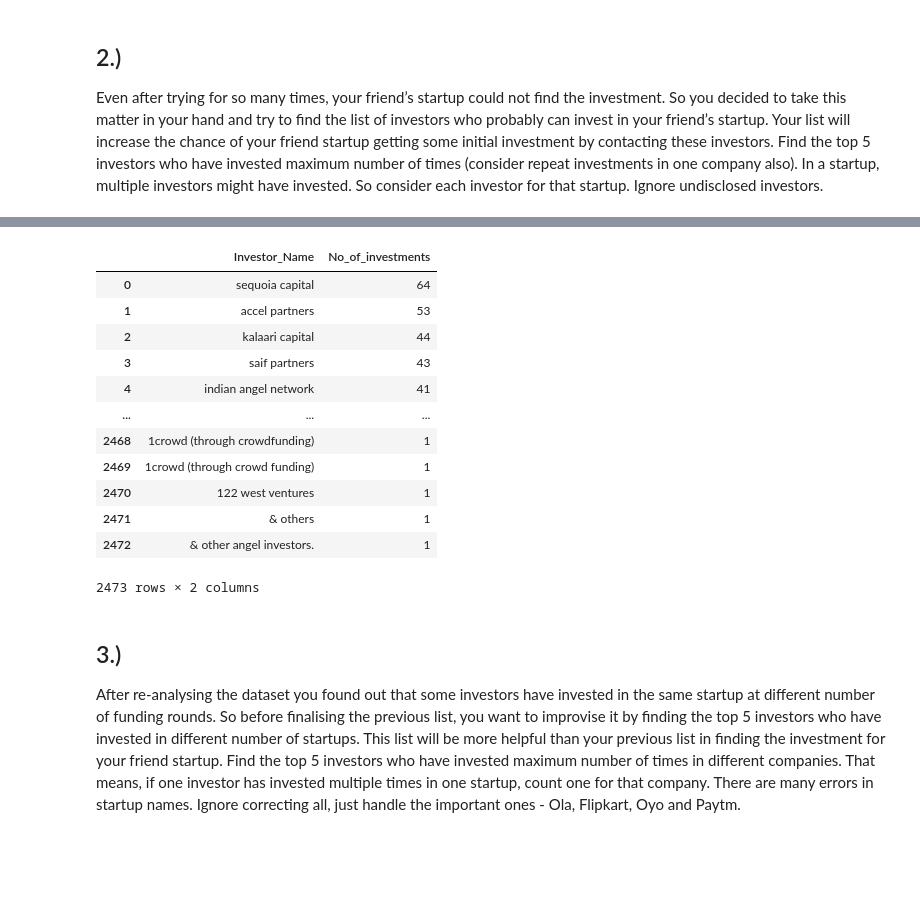
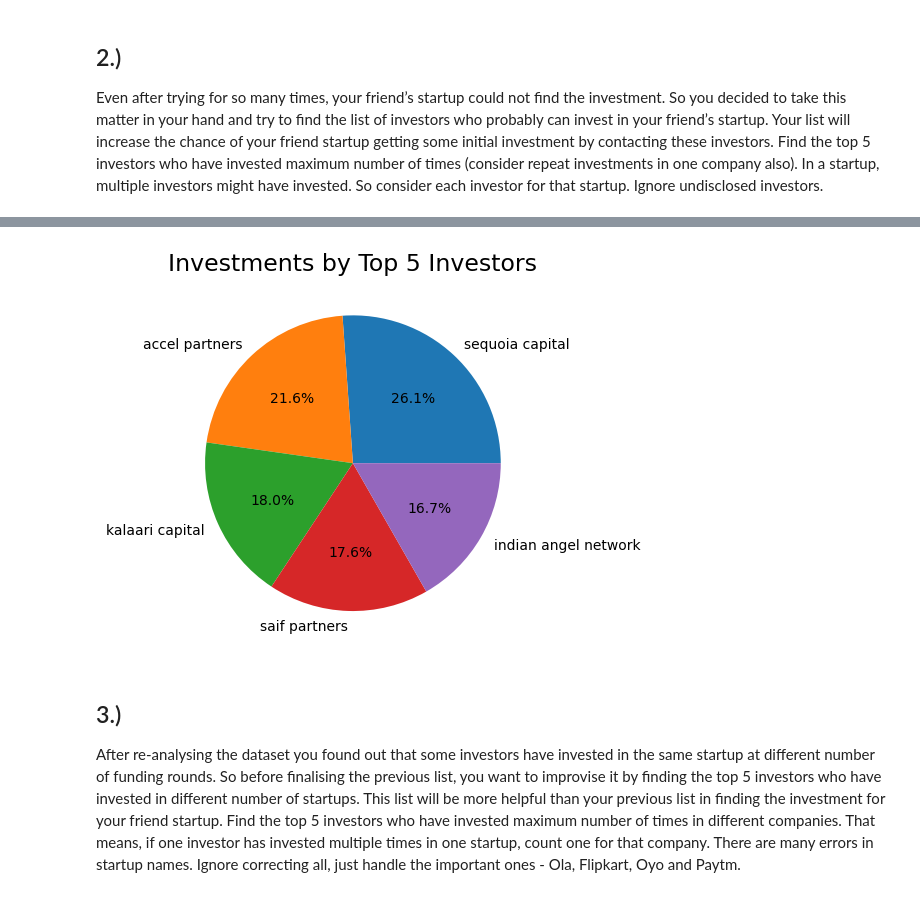
Before and after one commit to amithreddy93/Selenium_Project, a Jupyter notebook: Project - Case Study (Part - II).ipynb, the cells around one changed output, grey strips where cells are left out. Cells and saved outputs as stored; diff of their text form; code cells hidden in the pictures; blank space fills up the shorter version.

```diff
--- a/Project - Case Study (Part - II).ipynb
+++ b/Project - Case Study (Part - II).ipynb
@@ -137,9 +163,13 @@ for row in df_new['InvestorsName']:
         if 'undisclosed' not in i.lower() and i != "":
             investors.append(i.lower().strip())
 # %%
-dic=dict()
+# Count the number of investments made by each investor
+dic = {}
 for i in investors:
     if i != "":
-        dic[i]=dic.get(i,0)+1
-investor_funding = pd.DataFrame(sorted(dic.items(), key=lambda kv:(kv[1], kv[0]),reverse=True),
-                                columns=['Investor_Name','No_of_investments'])
+        dic[i] = dic.get(i, 0) + 1
+
+
+# Convert the data to a dataframe
+investor_funding = pd.DataFrame(sorted(dic.items(), key=lambda kv: (kv[1], kv[0]), reverse=True),
+                                columns=['Investor_Name', 'No_of_investments'])
@@ -203,19 +262,11 @@ plt.show()
-# %%
-investor_funding
-# %% [output]
-|  | Investor_Name | No_of_investments |
-| 0 | sequoia capital | 64 |
-| 1 | accel partners | 53 |
-| 2 | kalaari capital | 44 |
-| 3 | saif partners | 43 |
-| 4 | indian angel network | 41 |
-| ... | ... | ... |
-| 2468 | 1crowd (through crowdfunding) | 1 |
-| 2469 | 1crowd (through crowd funding) | 1 |
-| 2470 | 122 west ventures | 1 |
-| 2471 | & others | 1 |
-| 2472 | & other angel investors. | 1 |
-2473 rows × 2 columns
+# %%
+# create a pie chart of top 5 investors
+plt.pie(no_of_investments, labels=investor_names, autopct='%1.1f%%')
+plt.title('Investments by Top 5 Investors', fontsize=17)
+
+plt.show()
+# %% [output]
+[figure, added]
 # %% [markdown]
 ## 3.)
 After re-analysing the dataset you found out that some investors have invested in the same startup at different number of funding rounds. So before finalising the previous list, you want to improvise it by finding the top 5 investors who have invested in different number of startups. This list will be more helpful than your previous list in finding the investment for your friend startup. Find the top 5 investors who have invested maximum number of times in different companies. That means, if one investor has invested multiple times in one startup, count one for that company. There are many errors in startup names. Ignore correcting all, just handle the important ones - Ola, Flipkart, Oyo and Paytm.
```
Also changed, not shown: parts of 19 cells of this notebook.
